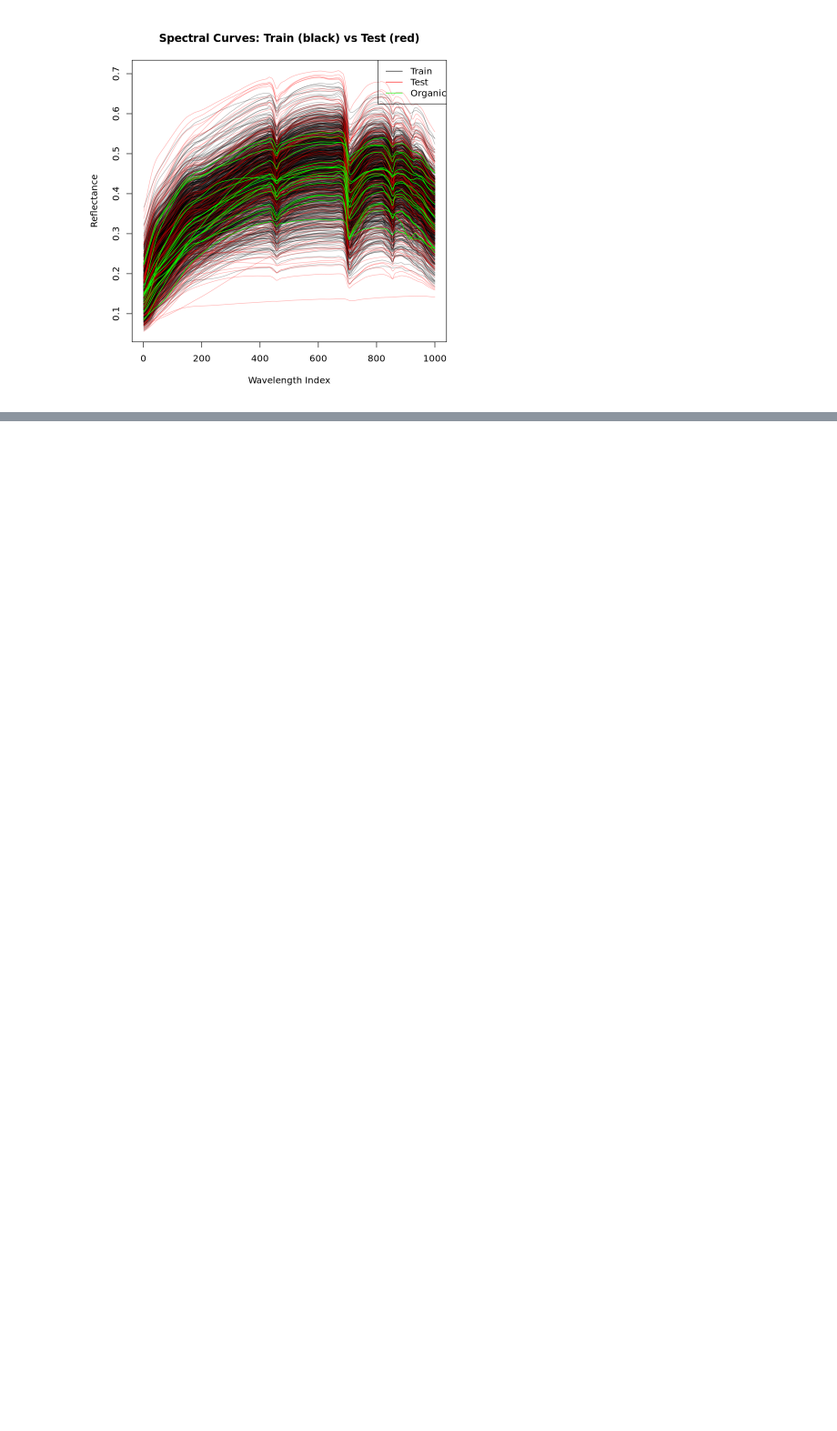
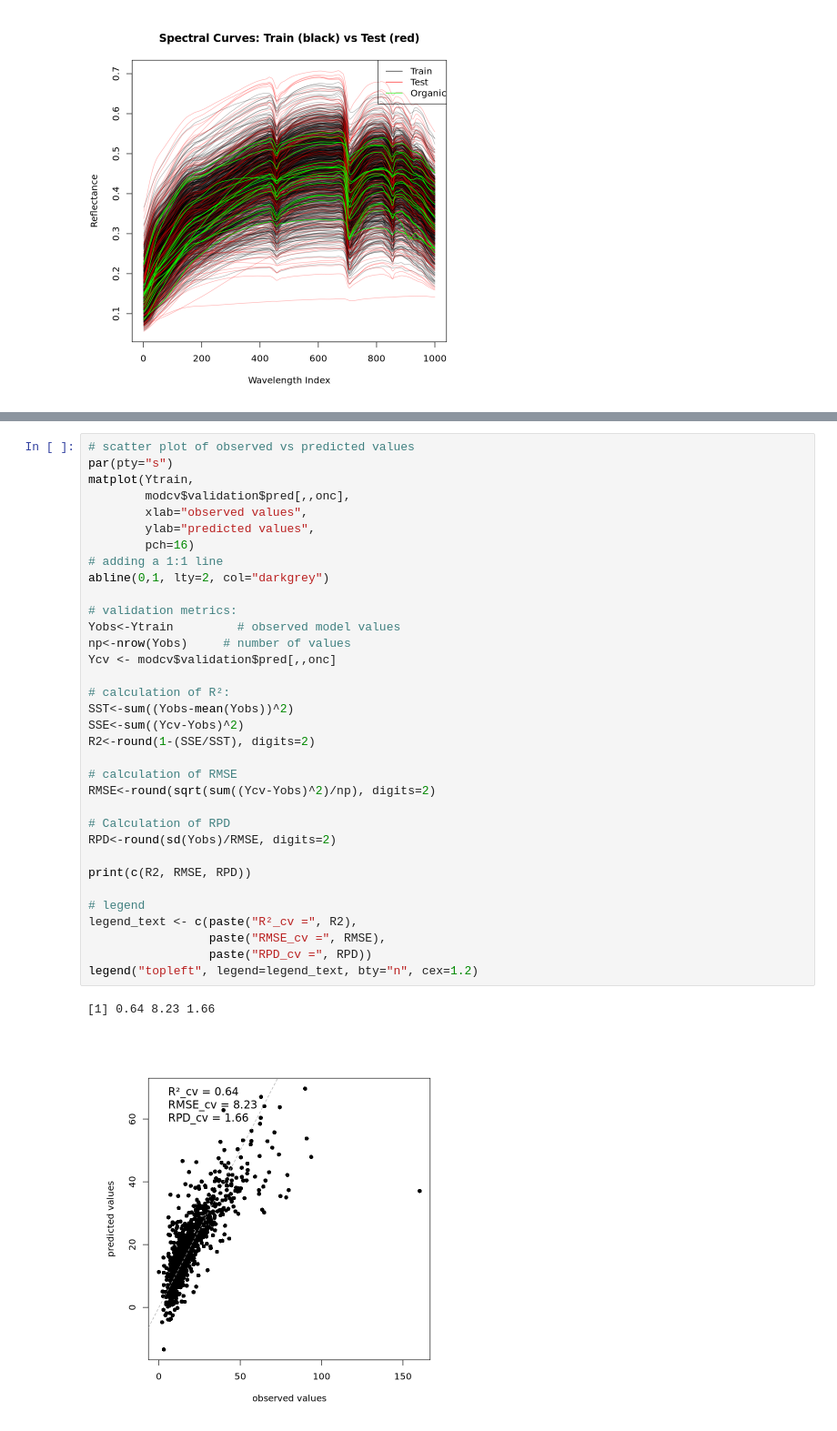
Before and after one commit to lcaspari/italy_soc, a Jupyter notebook: SOC_italy.ipynb, the cells around one changed output, grey strips where cells are left out. Shown at 91% size. Drawn from its saved outputs; the diff is of its cells as text; blank space fills up the shorter version.

```diff
--- a/SOC_italy.ipynb
+++ b/SOC_italy.ipynb
@@ -424,0 +348,37 @@ legend("topleft", legend=legend_text, bty="n", cex=1.2)
+# %%
+# scatter plot of observed vs predicted values
+par(pty="s")
+matplot(Ytrain,
+        modcv$validation$pred[,,onc],
+        xlab="observed values",
+        ylab="predicted values",
+        pch=16)
+# adding a 1:1 line
+abline(0,1, lty=2, col="darkgrey")
+
+# validation metrics:
+Yobs<-Ytrain         # observed model values
+np<-nrow(Yobs)     # number of values
+Ycv <- modcv$validation$pred[,,onc]
+
+# calculation of R²:
+SST<-sum((Yobs-mean(Yobs))^2)
+SSE<-sum((Ycv-Yobs)^2)
+R2<-round(1-(SSE/SST), digits=2)
+
+# calculation of RMSE
+RMSE<-round(sqrt(sum((Ycv-Yobs)^2)/np), digits=2)
+
+# Calculation of RPD
+RPD<-round(sd(Yobs)/RMSE, digits=2)
+
+print(c(R2, RMSE, RPD))
+
+# legend
+legend_text <- c(paste("R²_cv =", R2),
+                 paste("RMSE_cv =", RMSE),
+                 paste("RPD_cv =", RPD))
+legend("topleft", legend=legend_text, bty="n", cex=1.2)
+# %% [output]
+[1] 0.64 8.23 1.66
+[figure, added]
```
Also changed, not shown: parts of 19 cells of this notebook, 1 other file.
